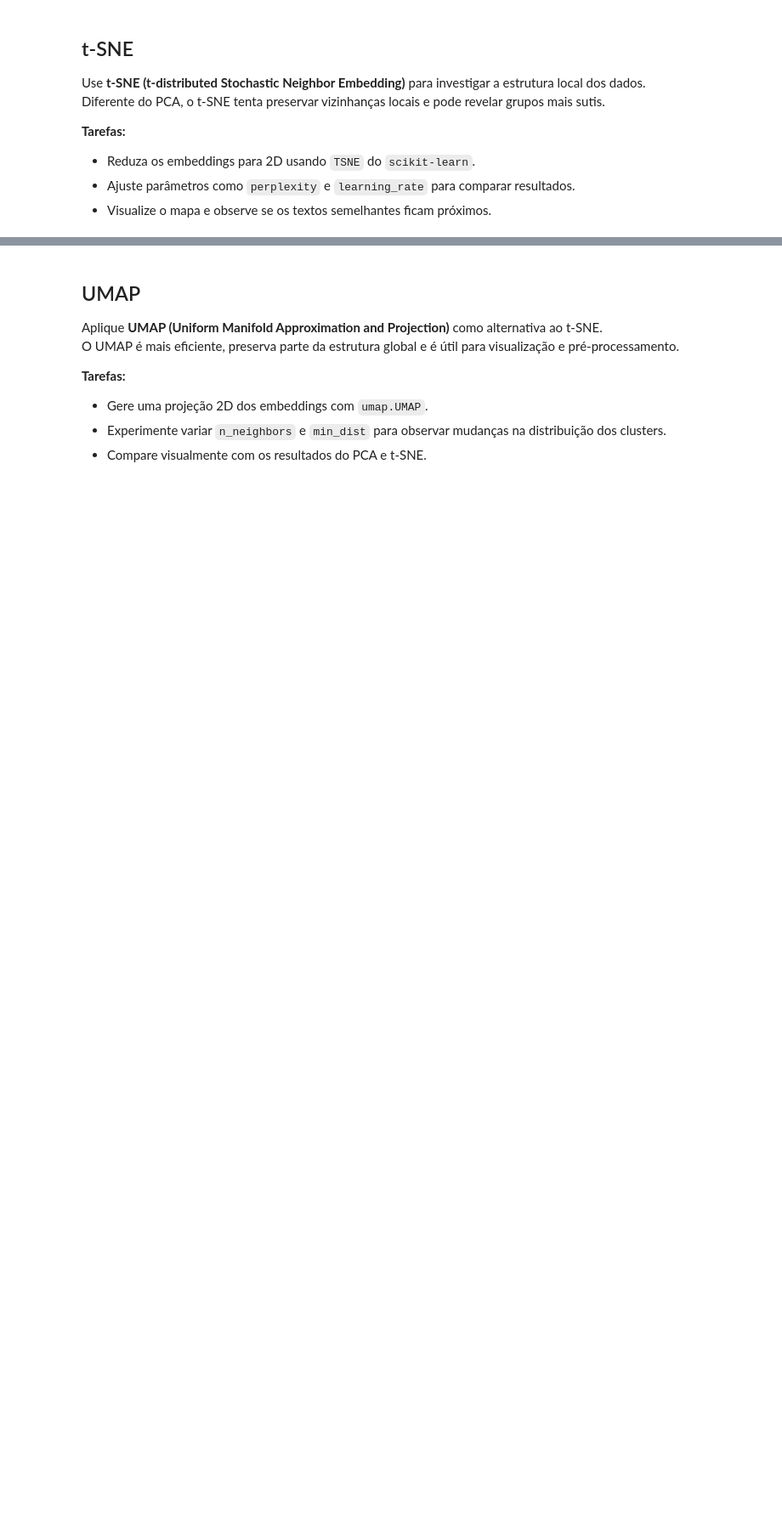
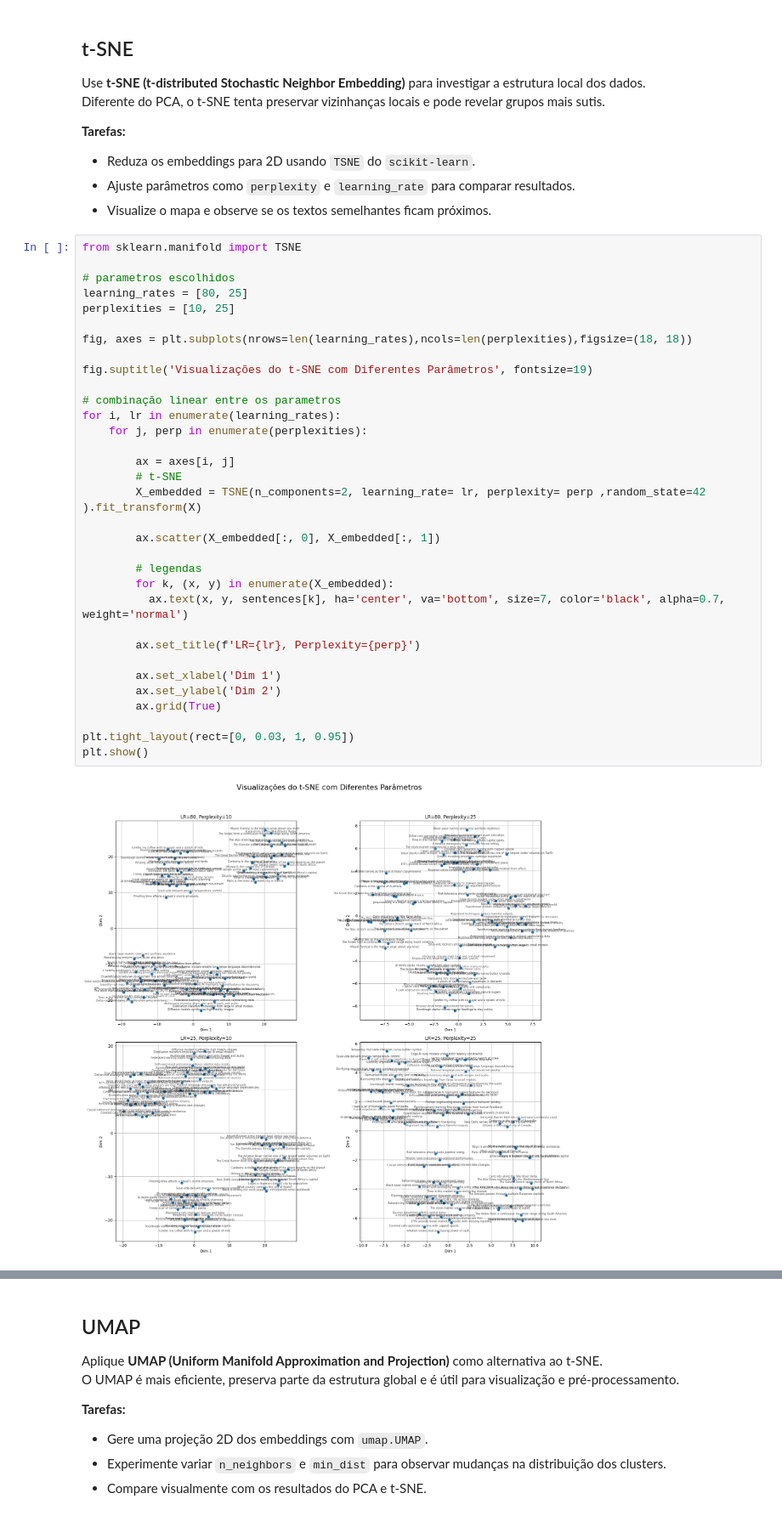
Before and after one commit to JoaoMAraujoJr/Resolu-es-Atividades-Aprendizado-de-Maquina-Supervisionado, a Jupyter notebook: 12_Embeddings_Analysis_resolução.ipynb, the cells around one changed output, grey strips where cells are left out. Shown at 85% size. Saved outputs shown, nothing was run; the diff lists cells and outputs as text; blank space fills up the shorter version.

```diff
--- a/12_Embeddings_Analysis_resolução.ipynb
+++ b/12_Embeddings_Analysis_resolução.ipynb
@@ -167,3 +170,38 @@ Diferente do PCA, o t-SNE tenta preservar vizinhanças locais e pode revelar gru
 - Reduza os embeddings para 2D usando `TSNE` do `scikit-learn`.
 - Ajuste parâmetros como `perplexity` e `learning_rate` para comparar resultados.
 - Visualize o mapa e observe se os textos semelhantes ficam próximos.
+# %%
+from sklearn.manifold import TSNE
+
+# parametros escolhidos
+learning_rates = [80, 25]
+perplexities = [10, 25]
+
+fig, axes = plt.subplots(nrows=len(learning_rates),ncols=len(perplexities),figsize=(18, 18))
+
+fig.suptitle('Visualizações do t-SNE com Diferentes Parâmetros', fontsize=19)
+
+# combinação linear entre os parametros
+for i, lr in enumerate(learning_rates):
+    for j, perp in enumerate(perplexities):
+
+        ax = axes[i, j]
+        # t-SNE
+        X_embedded = TSNE(n_components=2, learning_rate= lr, perplexity= perp ,random_state=42 ).fit_transform(X)
+
+        ax.scatter(X_embedded[:, 0], X_embedded[:, 1])
+
+        # legendas
+        for k, (x, y) in enumerate(X_embedded):
+          ax.text(x, y, sentences[k], ha='center', va='bottom', size=7, color='black', alpha=0.7, weight='normal')
+
+        ax.set_title(f'LR={lr}, Perplexity={perp}')
+
+        ax.set_xlabel('Dim 1')
+        ax.set_ylabel('Dim 2')
+        ax.grid(True)
+
+plt.tight_layout(rect=[0, 0.03, 1, 0.95])
+plt.show()
+# %% [output]
+[figure, added]
```
Also changed, not shown: parts of 11 cells of this notebook.
